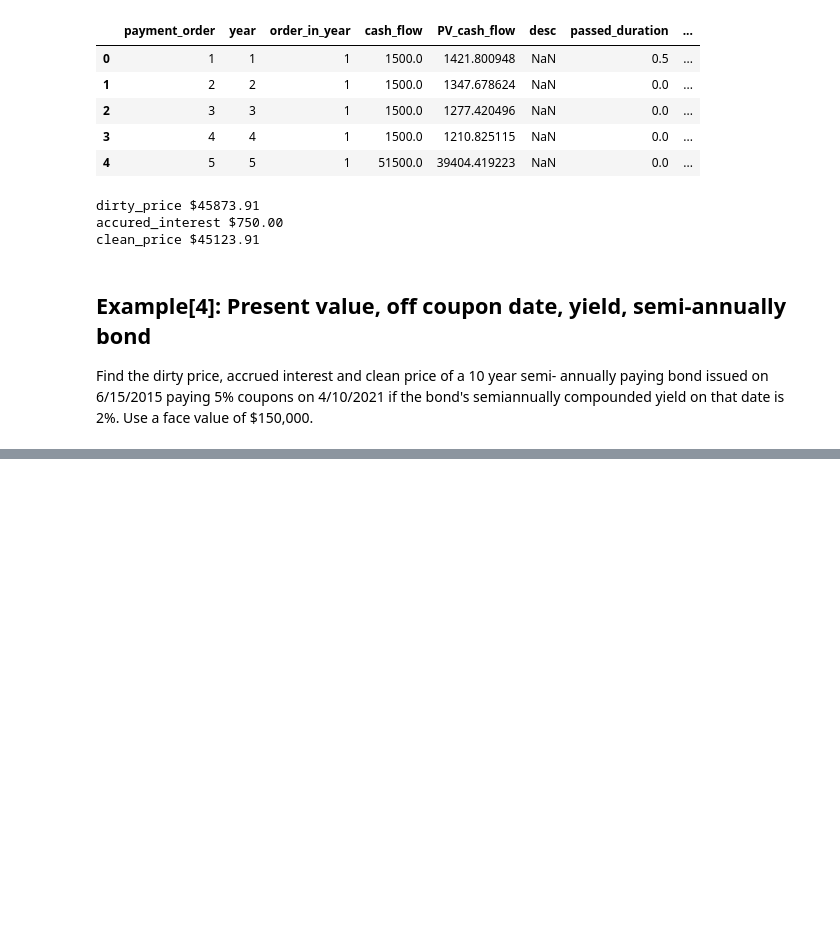
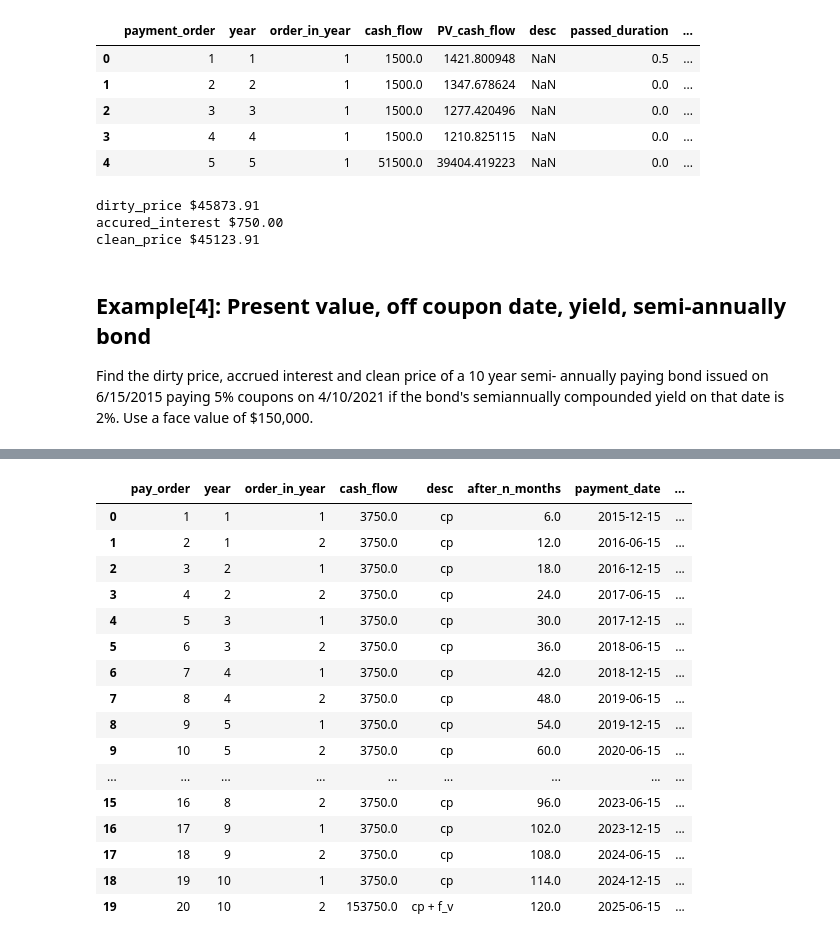
Before and after one commit to horasan/ml, a Jupyter notebook: R_LER_TREASURY_FIXED_INCOME_1.ipynb, the cells around one changed output, grey strips where cells are left out. Drawn from its saved outputs; the diff is of its cells as text; code cells hidden in the pictures; blank space fills up the shorter version.

```diff
--- a/R_LER_TREASURY_FIXED_INCOME_1.ipynb
+++ b/R_LER_TREASURY_FIXED_INCOME_1.ipynb
@@ -121,10 +121,10 @@ def get_bond_lifecycle_with_frequency(face_value: float, coupon_rate: float, dur
   Returns:
     pandas.DataFrame
   """
-  bond_life = pd.DataFrame(columns=["payment_order", "year", "order_in_year",  "cash_flow", "desc"])
+  bond_life = pd.DataFrame(columns=["pay_order", "year", "order_in_year",  "cash_flow", "desc"])
 
   total_number_of_payments = duration_in_years * frequency_per_year
-  bond_life["payment_order"] = np.arange(1, total_number_of_payments + 1, 1)
+  bond_life["pay_order"] = np.arange(1, total_number_of_payments + 1, 1)
 
   ## set year list
   year_list = []
@@ -1107,0 +1056,23 @@ number_of_passed_days_after_last_payment_date / number_of_days_between_payments:
+# %%
+face_value_1 = 150000 #$
+coupon_rate_1 = 5/100
+frequency_per_year_1 = 2 #semi- annually paying
+issue_date_1 = datetime.datetime(2015, 6, 15)
+maturity_date_1 = issue_date_1 + pd.DateOffset(years = 10)
+yield_1 = 2/100
+observation_date_1 = datetime.datetime(2021, 4, 10)
+
+bond1, over_all_info = get_bond_lifecycle_for_observation_date(
+    face_value = face_value_1,
+    coupon_rate = coupon_rate_1,
+    frequency_per_year = frequency_per_year_1,
+    issue_date = issue_date_1,
+    maturity_date = maturity_date_1,
+    day_count_convention = "ACT/ACT",
+    observation_date = observation_date_1,
+    yield_in = yield_1
+    )
+
+# lambda row: 1 if row["before_payment_date"] < observation_date < row["payment_date"] else 0
+bond1
+# %% [output]
@@ -1107,0 +1087,17 @@ number_of_passed_days_after_last_payment_date / number_of_days_between_payments:
+|  | pay_order | year | order_in_year | cash_flow | desc | after_n_months | payment_date | ... |
+| 0 | 1 | 1 | 1 | 3750.0 | cp | 6.0 | 2015-12-15 | ... |
+| 1 | 2 | 1 | 2 | 3750.0 | cp | 12.0 | 2016-06-15 | ... |
+| 2 | 3 | 2 | 1 | 3750.0 | cp | 18.0 | 2016-12-15 | ... |
+| 3 | 4 | 2 | 2 | 3750.0 | cp | 24.0 | 2017-06-15 | ... |
+| 4 | 5 | 3 | 1 | 3750.0 | cp | 30.0 | 2017-12-15 | ... |
+| 5 | 6 | 3 | 2 | 3750.0 | cp | 36.0 | 2018-06-15 | ... |
+| 6 | 7 | 4 | 1 | 3750.0 | cp | 42.0 | 2018-12-15 | ... |
+| 7 | 8 | 4 | 2 | 3750.0 | cp | 48.0 | 2019-06-15 | ... |
+| 8 | 9 | 5 | 1 | 3750.0 | cp | 54.0 | 2019-12-15 | ... |
+| 9 | 10 | 5 | 2 | 3750.0 | cp | 60.0 | 2020-06-15 | ... |
+| ... | ... | ... | ... | ... | ... | ... | ... | ... |
+| 15 | 16 | 8 | 2 | 3750.0 | cp | 96.0 | 2023-06-15 | ... |
+| 16 | 17 | 9 | 1 | 3750.0 | cp | 102.0 | 2023-12-15 | ... |
+| 17 | 18 | 9 | 2 | 3750.0 | cp | 108.0 | 2024-06-15 | ... |
+| 18 | 19 | 10 | 1 | 3750.0 | cp | 114.0 | 2024-12-15 | ... |
+| 19 | 20 | 10 | 2 | 153750.0 | cp + f_v | 120.0 | 2025-06-15 | ... |
```
Also changed, not shown: parts of 5 cells of this notebook.
